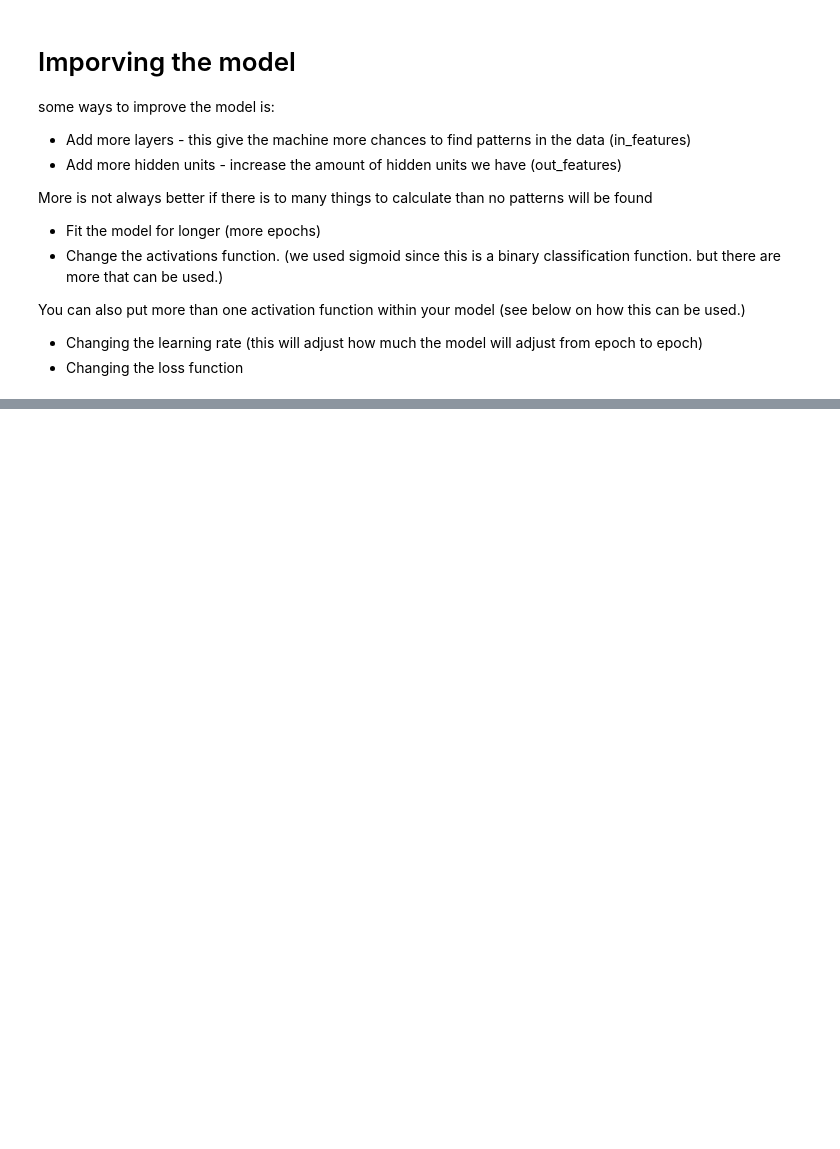
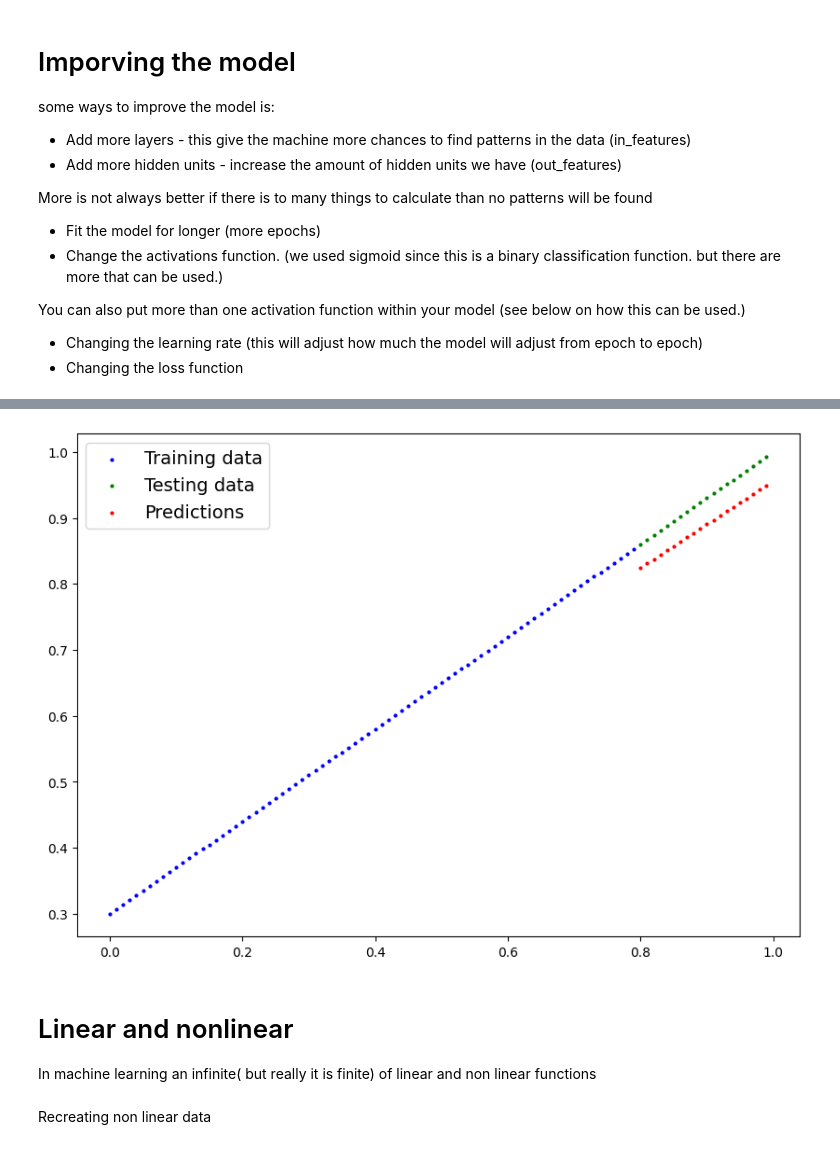
Before and after one commit to LonnieHarp/Pytorch, a Jupyter notebook: classifcation.ipynb, the cells around one changed output, grey strips where cells are left out. Drawn from its saved outputs; the diff is of its cells as text; code cells hidden in the pictures; blank space fills up the shorter version.

```diff
--- a/classifcation.ipynb
+++ b/classifcation.ipynb
@@ -469,0 +657,32 @@ You can also put more than one activation function within your model (see below
+# %%
+# random seed
+torch.manual_seed(42)
+
+epochs = 1000
+
+# putting data on device
+X_train_regression, X_test_regression = X_train_regression.to(device), X_test_regression.to(device)
+y_train_regression, y_test_regression = y_train_regression.to(device), y_test_regression.to(device)
+
+for epoch in range(epochs):
+    #model_2.train()
+
+    y_pred = model_2(X_train_regression)
+
+    loss = loss_fnn(y_pred,
+                   y_train_regression)
+
+    optimizerr.zero_grad()
+
+    loss.backward()
+
+    optimizerr.step()
+
+    model_2.eval()
+    with torch.inference_mode():
+        test_pred = model_2(X_test_regression)
+        test_loss = loss_fnn(test_pred,
+                            y_test_regression)
+
+        if epoch % 100 == 0:
+            print(f"Epoch: {epoch}, Loss: {loss:.5f} | Testing Loss: {test_loss:.5f}")
@@ -469,0 +700,18 @@ You can also put more than one activation function within your model (see below
+# %%
+model_2.eval()
+
+with torch.inference_mode():
+    y_preds = model_2(X_test_regression)
+
+plot_predictions(train_data=X_train_regression.cpu(),
+                 train_labels= y_train_regression.cpu(),
+                 test_data=X_test_regression.cpu(),
+                 test_labels=y_test_regression.cpu(),
+                 predictions=y_preds.cpu())
+# %% [output]
+[figure, added]
+# %% [markdown]
+# Linear and nonlinear
+In machine learning an infinite( but really it is finite) of linear and non linear functions
+# %% [markdown]
+Recreating non linear data
```
Also changed, not shown: parts of 29 cells of this notebook.
